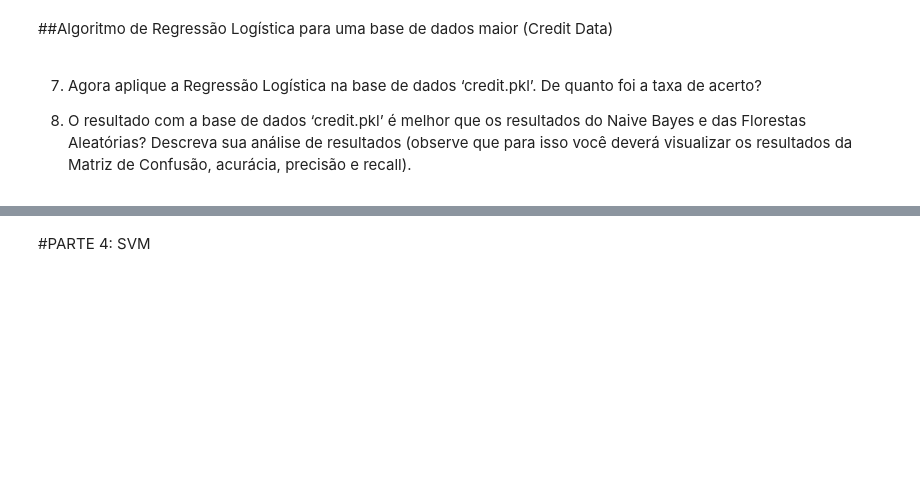
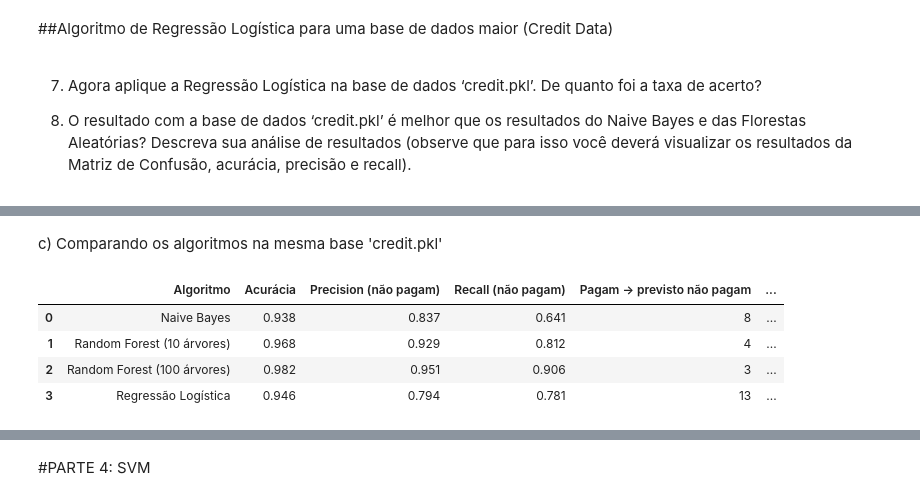
Before and after one commit to larissaSchlichting/aprendizado-de-maquina, a Jupyter notebook: Trabalho 3/TRABALHO_3_RegressãoLogística_SVM.ipynb, the cells around one changed output, grey strips where cells are left out. Drawn from its saved outputs; the diff is of its cells as text; code cells hidden in the pictures; blank space fills up the shorter version.

```diff
--- a/Trabalho 3/TRABALHO_3_RegressãoLogística_SVM.ipynb
+++ b/Trabalho 3/TRABALHO_3_RegressãoLogística_SVM.ipynb
@@ -38,0 +303,42 @@ from sklearn.linear_model import LogisticRegression
+# %% [markdown]
+c) Comparando os algoritmos na mesma base 'credit.pkl'
+# %%
+from sklearn.naive_bayes import GaussianNB
+from sklearn.ensemble import RandomForestClassifier
+from sklearn.metrics import precision_score, recall_score
+
+# Para comparar de forma justa, os outros algoritmos são treinados na MESMA base credit.pkl,
+# com os mesmos parâmetros usados nas Partes 1 e 2
+modelos = {
+    'Naive Bayes': GaussianNB(),
+    'Random Forest (10 árvores)': RandomForestClassifier(n_estimators=10, criterion='entropy', random_state=0),
+    'Random Forest (100 árvores)': RandomForestClassifier(n_estimators=100, criterion='entropy', random_state=0),
+    'Regressão Logística': LogisticRegression(random_state=1)
+}
+
+resultados = []
+for nome, modelo in modelos.items():
+    modelo.fit(X_credit_treinamento, y_credit_treinamento)
+    previsoes_modelo = modelo.predict(X_credit_teste)
+    matriz = confusion_matrix(y_credit_teste, previsoes_modelo)
+
+    resultados.append([
+        nome,
+        accuracy_score(y_credit_teste, previsoes_modelo),
+        precision_score(y_credit_teste, previsoes_modelo),   # precision da classe 1 (não pagam)
+        recall_score(y_credit_teste, previsoes_modelo),      # recall da classe 1 (não pagam)
+        matriz[0][1],   # pagantes classificados errado como não pagantes
+        matriz[1][0]    # não pagantes classificados errado como pagantes
+    ])
+
+comparacao = pd.DataFrame(resultados, columns=[
+    'Algoritmo', 'Acurácia', 'Precision (não pagam)', 'Recall (não pagam)',
+    'Pagam -> previsto não pagam', 'Não pagam -> previsto pagam'
+])
+comparacao.round(3)
+# %% [output]
+|  | Algoritmo | Acurácia | Precision (não pagam) | Recall (não pagam) | Pagam -> previsto não pagam | ... |
+| 0 | Naive Bayes | 0.938 | 0.837 | 0.641 | 8 | ... |
+| 1 | Random Forest (10 árvores) | 0.968 | 0.929 | 0.812 | 4 | ... |
+| 2 | Random Forest (100 árvores) | 0.982 | 0.951 | 0.906 | 3 | ... |
+| 3 | Regressão Logística | 0.946 | 0.794 | 0.781 | 13 | ... |
```
Also changed, not shown: parts of 22 cells of this notebook.
